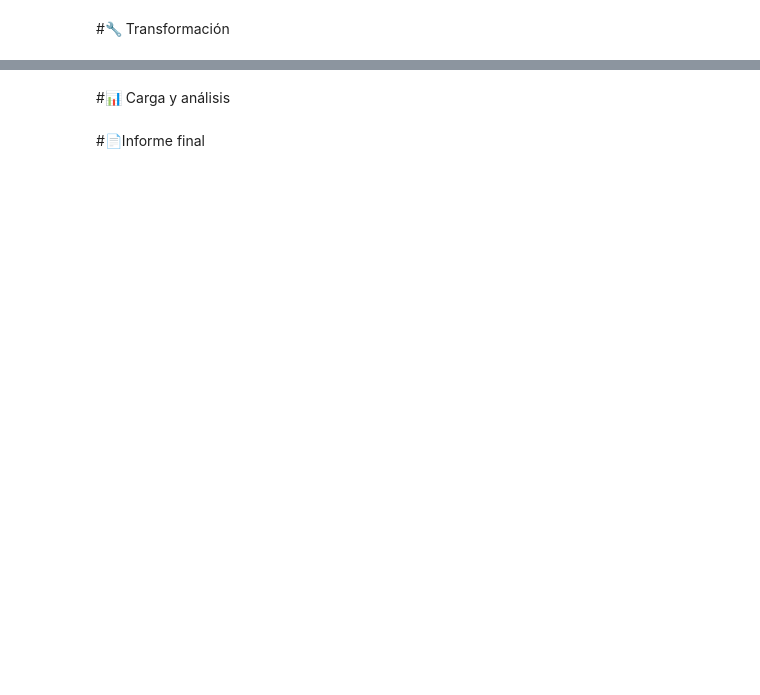
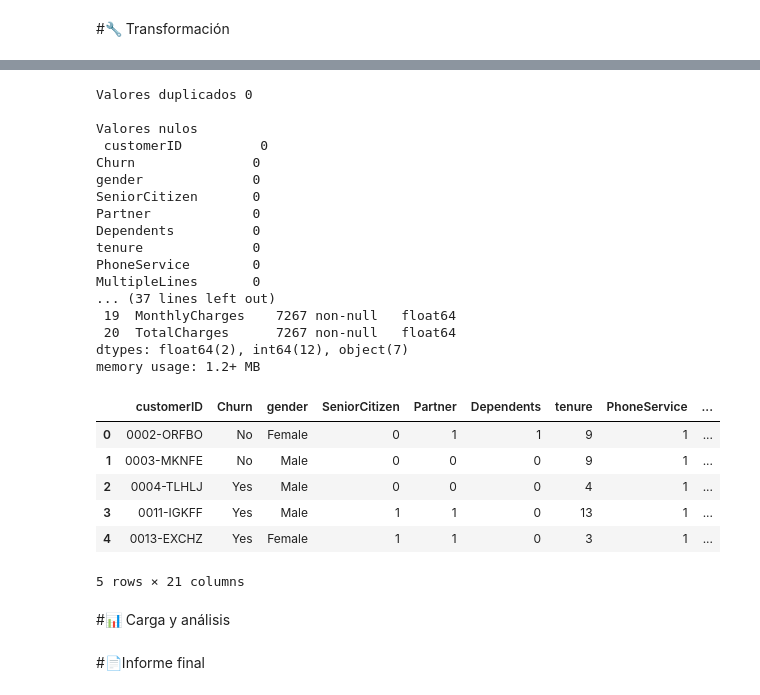
Before and after one commit to Marglodis/challenge2-data-science-LATAM, a Jupyter notebook: TelecomX_LATAM.ipynb, the cells around one changed output, grey strips where cells are left out. Cells and saved outputs as stored; diff of their text form; code cells hidden in the pictures; blank space fills up the shorter version.

```diff
--- a/TelecomX_LATAM.ipynb
+++ b/TelecomX_LATAM.ipynb
@@ -30,3 +94,58 @@ df
+# %%
+# Verificacion de inconsistenicas y limpieza inicial
+# VErificacion de duplicados
+print("Valores duplicados", df.duplicated().sum())
+
+# VErificar valores nulos
+print("\nValores nulos\n", df.isnull().sum())
+
+# Manejar valores vacíos en 'Churn' (reemplazar ' ' con 'No')
+df['Churn'] = df['Churn'].replace(' ', 'No')
+
+# Convertir 'Total' de (account.Charges) a float, manejar vacíos
+df['Total'] = pd.to_numeric(df['Total'], errors='coerce').fillna(0)
+
+# Renombrar columnas para claridad
+df.rename(columns={'Monthly': 'MonthlyCharges', 'Total': 'TotalCharges'}, inplace=True)
+
+# Convertir 'Yes/No' a 1/0 para variables binarias
+binary_columns = ['Partner', 'Dependents', 'PhoneService', 'OnlineSecurity', 'OnlineBackup',
+               'DeviceProtection', 'TechSupport', 'StreamingTV', 'StreamingMovies',
+               'PaperlessBilling']
+
+for col in binary_columns:
+    df[col] = df[col].map({'Yes': 1, 'No': 0, 'No internet service': 0, 'No phone service': 0})
+
+# Manejar categorías inconsistentes (e.g., 'No internet service' ya mapeado a 0 en el paso anterior)
+
+# Mostrar las primeras filas y forma del DataFrame
+df.info()
+df.head()
+# %% [output]
+Valores duplicados 0
+
+Valores nulos
+ customerID          0
+Churn               0
+gender              0
+SeniorCitizen       0
+Partner             0
+Dependents          0
+tenure              0
+PhoneService        0
+MultipleLines       0
+... (37 lines left out)
+ 19  MonthlyCharges    7267 non-null   float64
+ 20  TotalCharges      7267 non-null   float64
+dtypes: float64(2), int64(12), object(7)
+memory usage: 1.2+ MB
+|  | customerID | Churn | gender | SeniorCitizen | Partner | Dependents | tenure | PhoneService | ... |
+| 0 | 0002-ORFBO | No | Female | 0 | 1 | 1 | 9 | 1 | ... |
+| 1 | 0003-MKNFE | No | Male | 0 | 0 | 0 | 9 | 1 | ... |
+| 2 | 0004-TLHLJ | Yes | Male | 0 | 0 | 0 | 4 | 1 | ... |
+| 3 | 0011-IGKFF | Yes | Male | 1 | 1 | 0 | 13 | 1 | ... |
+| 4 | 0013-EXCHZ | Yes | Female | 1 | 1 | 0 | 3 | 1 | ... |
+5 rows × 21 columns
 # %% [markdown]
 #📊 Carga y análisis
 # %% [markdown]
```
Also changed, not shown: parts of 6 cells of this notebook.
